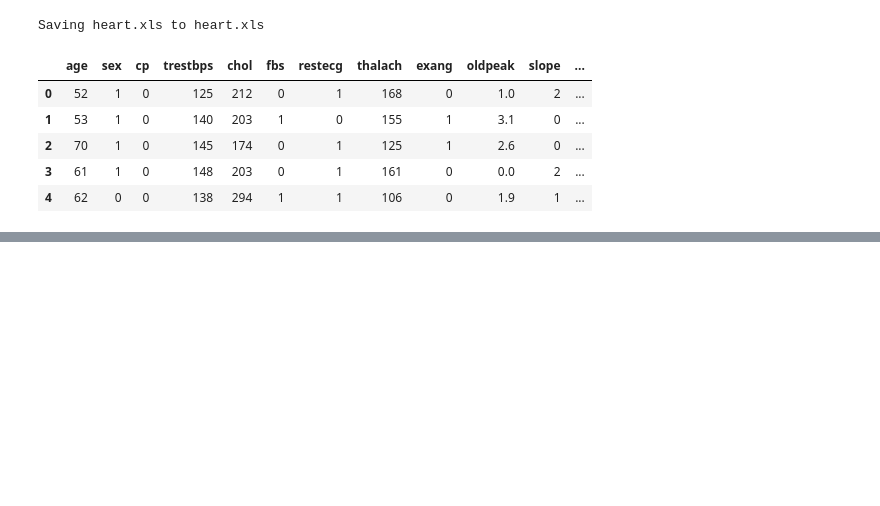
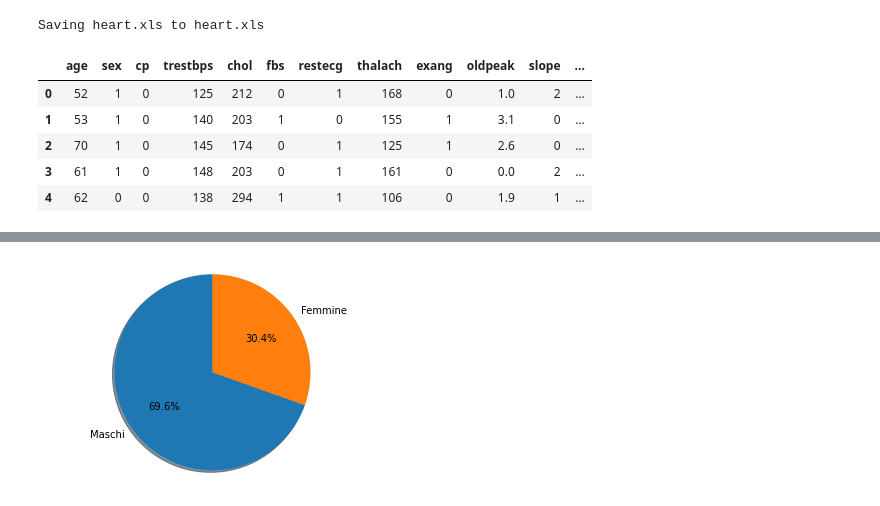
Before and after one commit to ProfeKing/NSPH_Project, a Jupyter notebook: NSPH_project.ipynb, the cells around one changed output, grey strips where cells are left out. Drawn from its saved outputs; the diff is of its cells as text; code cells hidden in the pictures; blank space fills up the shorter version.

```diff
--- a/NSPH_project.ipynb
+++ b/NSPH_project.ipynb
@@ -23,0 +75,12 @@ data.shape
+# %%
+#Ora controlliamo quanti maschi e femmine ci sono nel set di dati
+heart.sex.value_counts()
+
+labels = 'Maschi', 'Femmine'
+explode = (0, 0)
+fig1, ax1 = plt.subplots()
+ax1.pie(heart.sex.value_counts(), explode=explode, labels=labels, autopct='%1.1f%%',shadow=True, startangle=90)
+ax1.axis('equal')
+plt.show()
+# %% [output]
+[figure, added]
```
Also changed, not shown: parts of 8 cells of this notebook.
